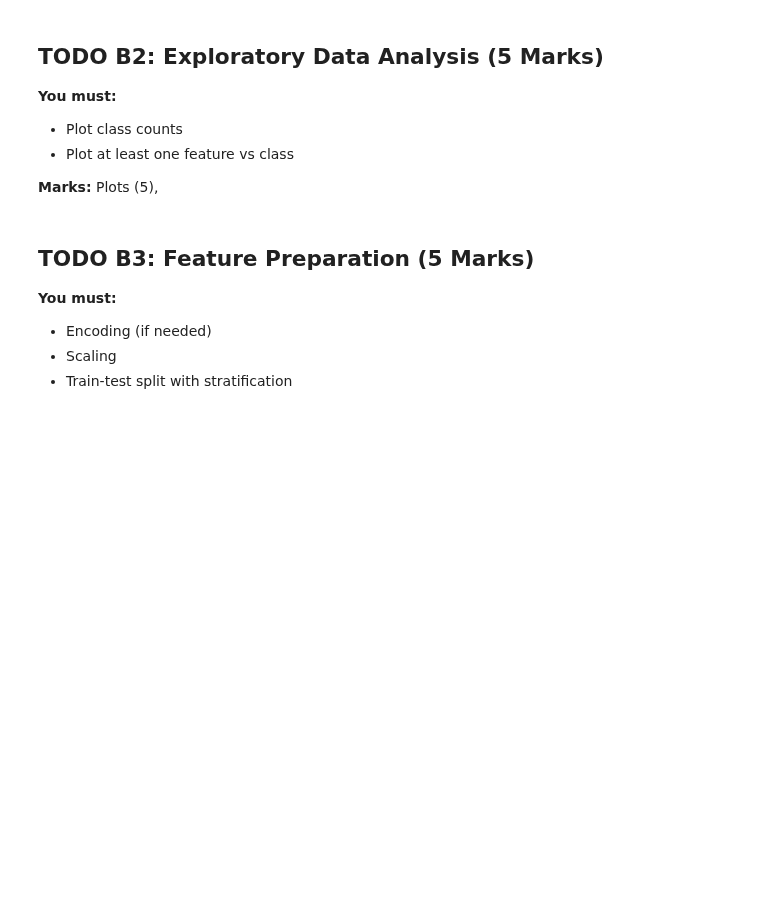
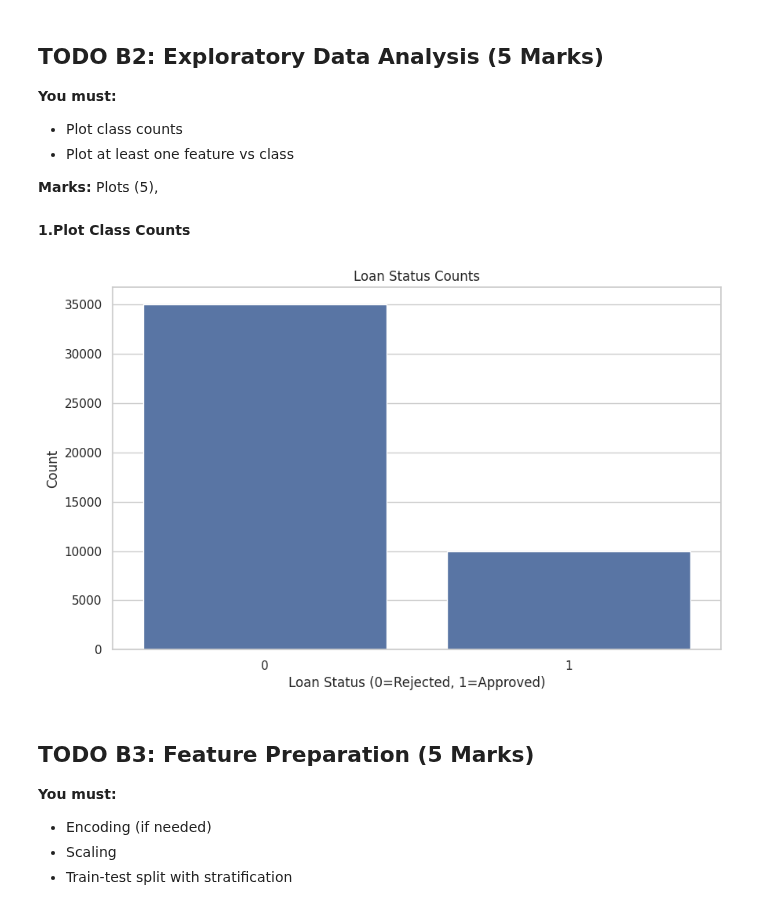
Before and after one commit to joyant-s-g-j/AI-ML-Practices, a Jupyter notebook: machine_learning/Joyant_Sheikhar_Gupta_Joy_AI_ML_Assignment_3_Module_19.ipynb, the cells around one changed output. Saved outputs shown, nothing was run; the diff lists cells and outputs as text; code cells hidden in the pictures; blank space fills up the shorter version.

Commit message:
Plot Class Counts

```diff
--- a/machine_learning/Joyant_Sheikhar_Gupta_Joy_AI_ML_Assignment_3_Module_19.ipynb
+++ b/machine_learning/Joyant_Sheikhar_Gupta_Joy_AI_ML_Assignment_3_Module_19.ipynb
@@ -426,8 +426,17 @@ Name: proportion, dtype: float64
 - Plot at least one feature vs class
 
 **Marks:** Plots (5),
+# %% [markdown]
+**1.Plot Class Counts**
 # %%
 # TODO: Classification EDA
+sns.countplot(x="loan_status", data=df2)
+plt.xlabel('Loan Status (0=Rejected, 1=Approved)')
+plt.ylabel('Count')
+plt.title("Loan Status Counts")
+plt.show()
+# %% [output]
+[figure, added]
 # %% [markdown]
 ## TODO B3: Feature Preparation (5 Marks)
 **You must:**
```
Also changed, not shown: parts of 1 cell of this notebook.
